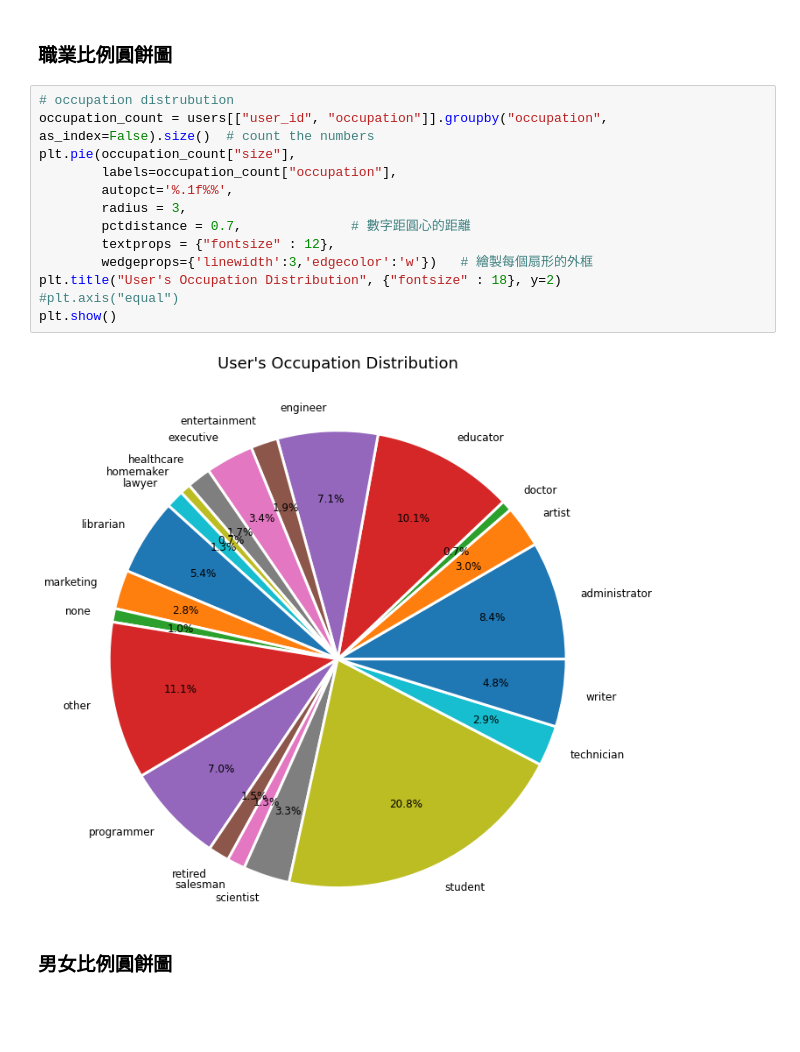
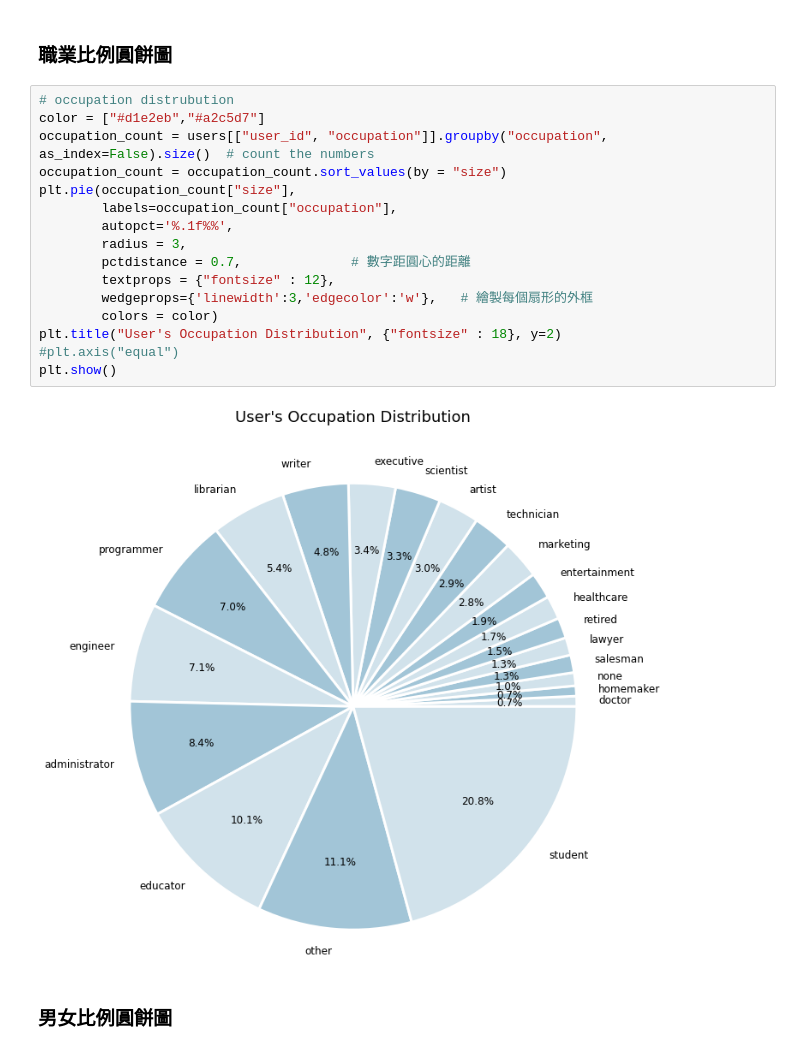
Before and after one commit to becoollll/Recommend_system, a Jupyter notebook: final.ipynb, the cells around one changed output. Saved outputs shown, nothing was run; the diff lists cells and outputs as text; blank space fills up the shorter version.

```diff
--- a/final.ipynb
+++ b/final.ipynb
@@ -133,19 +134,22 @@ print(genre1)
 ### 職業比例圓餅圖
 # %%
 # occupation distrubution
+color = ["#d1e2eb","#a2c5d7"]
 occupation_count = users[["user_id", "occupation"]].groupby("occupation", as_index=False).size()  # count the numbers
+occupation_count = occupation_count.sort_values(by = "size")
 plt.pie(occupation_count["size"],
         labels=occupation_count["occupation"],
         autopct='%.1f%%',
         radius = 3,
         pctdistance = 0.7,              # 數字距圓心的距離
         textprops = {"fontsize" : 12},
-        wedgeprops={'linewidth':3,'edgecolor':'w'})   # 繪製每個扇形的外框
+        wedgeprops={'linewidth':3,'edgecolor':'w'},   # 繪製每個扇形的外框
+        colors = color)
 plt.title("User's Occupation Distribution", {"fontsize" : 18}, y=2)
 #plt.axis("equal")
 plt.show()
 # %% [output]
-[figure, old version]
+[figure, new version]
 # %% [markdown]
 ### 男女比例圓餅圖
 # %%
```
Also changed, not shown: parts of 14 cells of this notebook.
